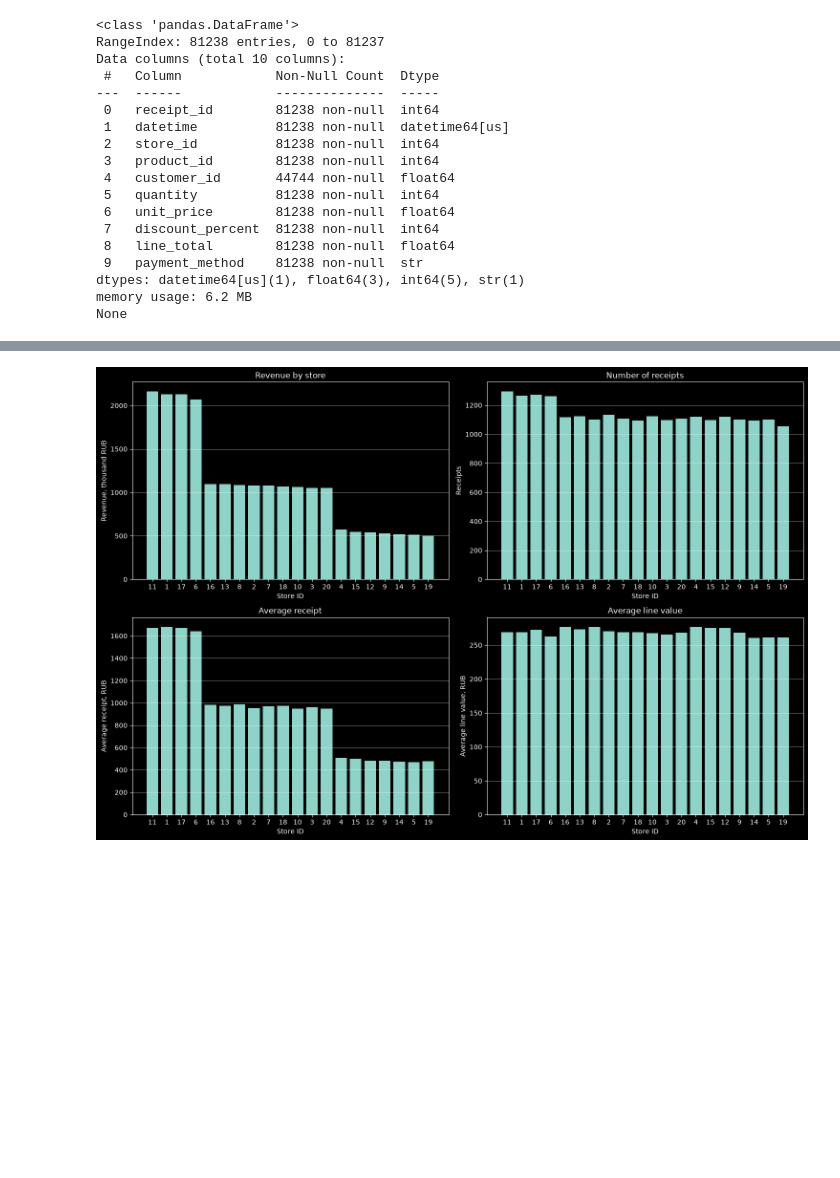
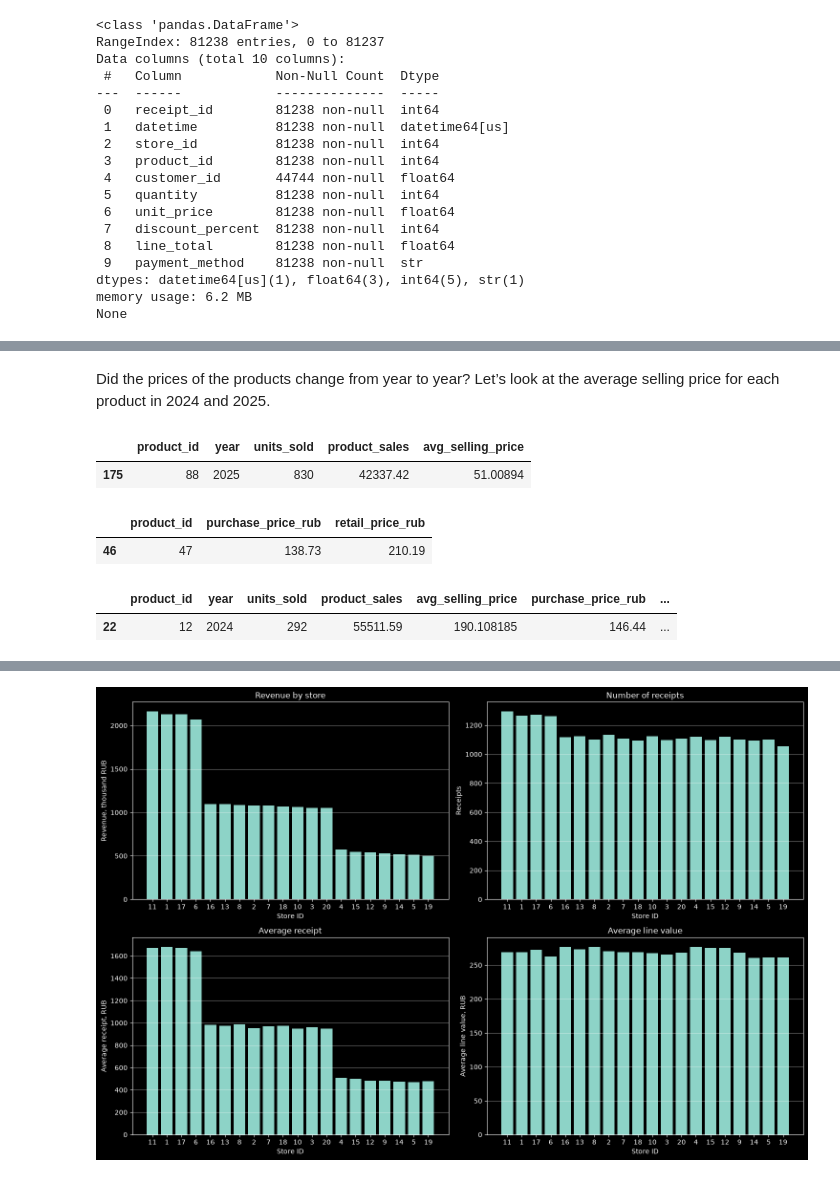
Before and after one commit to TAbramovskaya/dear-neighbour, a Jupyter notebook: python/data_overview.ipynb, the cells around one changed output, grey strips where cells are left out. Saved outputs shown, nothing was run; the diff lists cells and outputs as text; code cells hidden in the pictures; blank space fills up the shorter version.

```diff
--- a/python/data_overview.ipynb
+++ b/python/data_overview.ipynb
@@ -80,0 +102,40 @@ daily_sales.plot(figsize=(14, 5))
+# %% [markdown]
+Did the prices of the products change from year to year? Let’s look at the average selling price for each product in 2024 and 2025.
+# %%
+product_prices = (
+    sales
+    .assign(
+        year=sales['datetime'].dt.to_period('Y')
+    )
+    .groupby(['product_id', 'year'], as_index=False)
+    .agg(
+        units_sold=('quantity', 'sum'),
+        product_sales=('line_total', 'sum')
+    )
+    .assign(
+        avg_selling_price=lambda x: x['product_sales'] / x['units_sold'].replace(0, np.nan)
+    )
+)
+product_prices.sample()
+# %% [output]
+|  | product_id | year | units_sold | product_sales | avg_selling_price |
+| 175 | 88 | 2025 | 830 | 42337.42 | 51.00894 |
+# %%
+products = sheets['dim_products'][['product_id', 'purchase_price_rub', 'retail_price_rub']]
+products.sample()
+# %% [output]
+|  | product_id | purchase_price_rub | retail_price_rub |
+| 46 | 47 | 138.73 | 210.19 |
+# %%
+product_prices = (
+    product_prices.merge(
+        products,
+        how='left',
+        on='product_id',
+        validate='many_to_one'
+    )
+)
+product_prices.sample()
+# %% [output]
+|  | product_id | year | units_sold | product_sales | avg_selling_price | purchase_price_rub | ... |
+| 22 | 12 | 2024 | 292 | 55511.59 | 190.108185 | 146.44 | ... |
```
Also changed, not shown: parts of 10 cells of this notebook.
